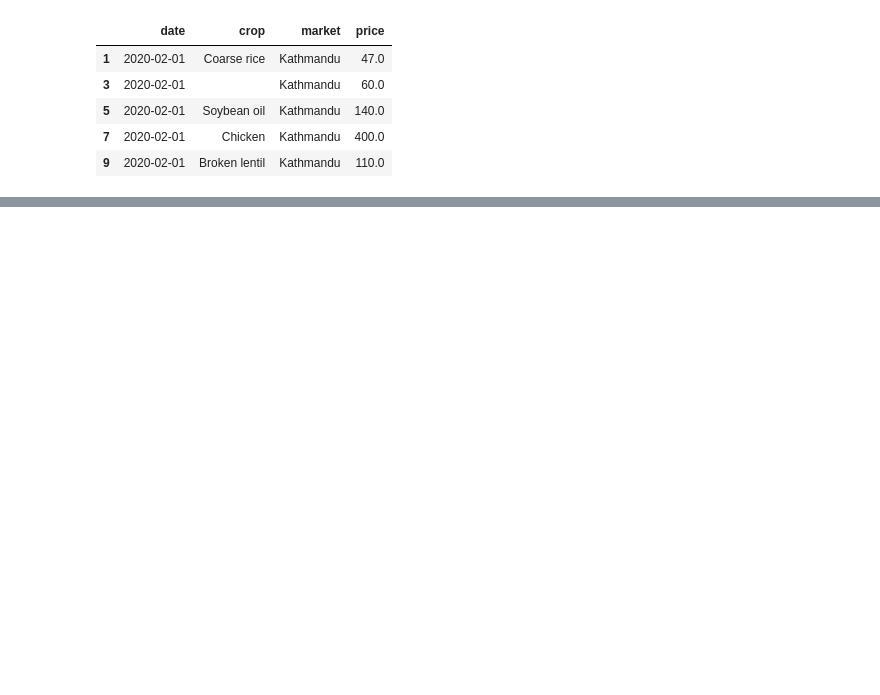
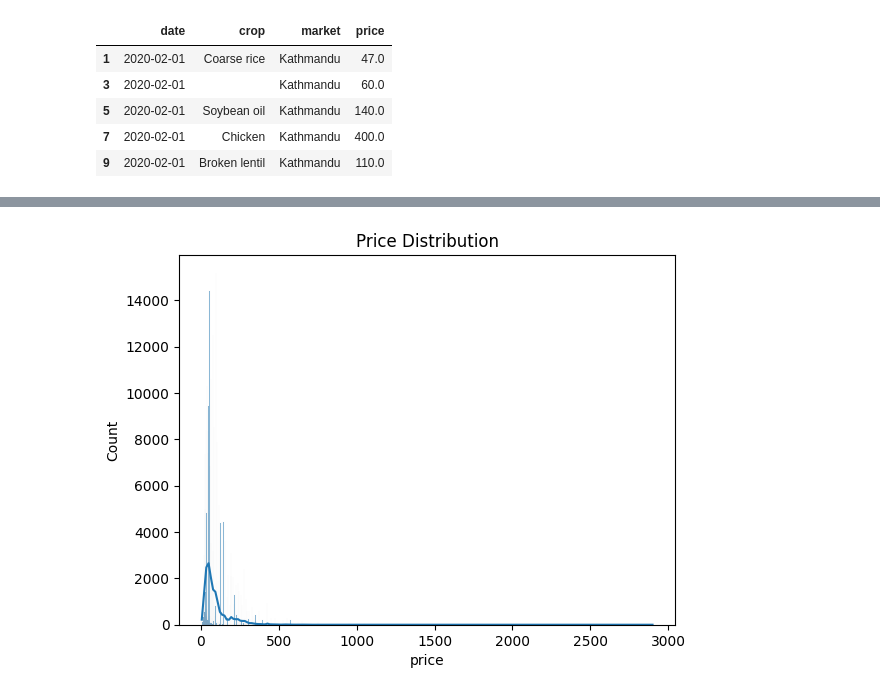
Before and after one commit to mdmohid/Smart_Agri_System, a Jupyter notebook: notebooks/market_price_prediction_experiment.ipynb, the cells around one changed output, grey strips where cells are left out. Saved outputs shown, nothing was run; the diff lists cells and outputs as text; code cells hidden in the pictures; blank space fills up the shorter version.

```diff
--- a/notebooks/market_price_prediction_experiment.ipynb
+++ b/notebooks/market_price_prediction_experiment.ipynb
@@ -143,0 +440,3 @@ df_long.to_csv("../datasets/market_prices_feb2020.csv", index=False)
+# %%
+#df["crop"] = df["crop"].str.lower()
+df['crop'] = df['crop'].str.lower().str.strip()
@@ -143,0 +491,7 @@ df_long.to_csv("../datasets/market_prices_feb2020.csv", index=False)
+# %%
+#visualization of price distribution
+sns.histplot(df['price'], kde=True)
+plt.title("Price Distribution")
+plt.show()
+# %% [output]
+[figure, added]
```
Also changed, not shown: parts of 45 cells of this notebook.
